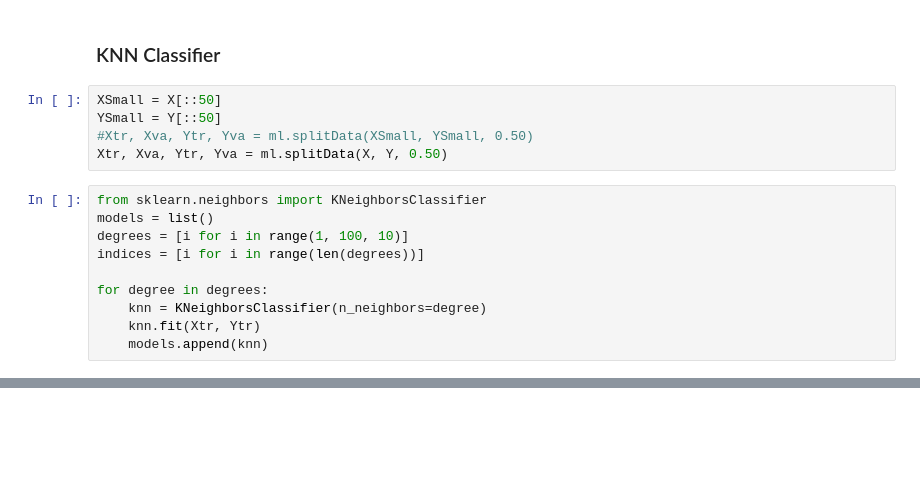
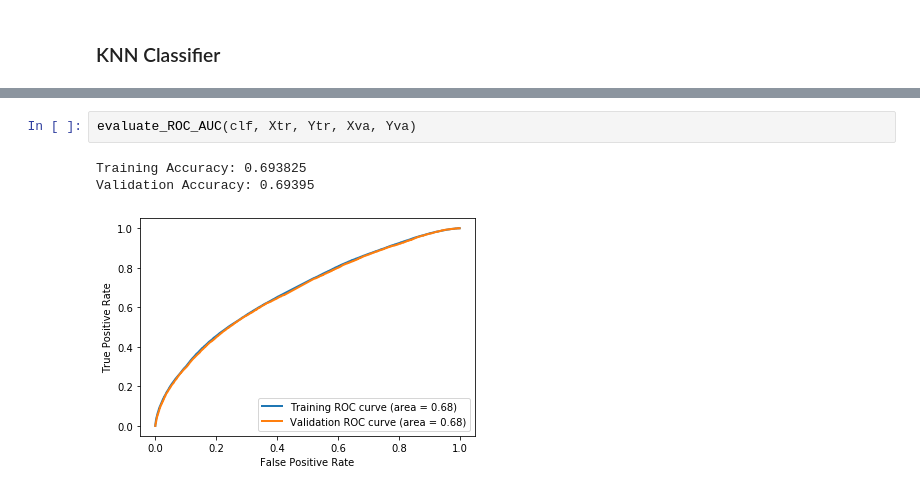
Before and after one commit to blobsey/CS178project, a Jupyter notebook: project.ipynb, the cells around one changed output, grey strips where cells are left out. Drawn from its saved outputs; the diff is of its cells as text; blank space fills up the shorter version.

```diff
--- a/project.ipynb
+++ b/project.ipynb
@@ -122,17 +126,2 @@ Validation Accuracy: 0.71073
 # %% [markdown]
 ### KNN Classifier
-# %%
-XSmall = X[::50]
-YSmall = Y[::50]
-#Xtr, Xva, Ytr, Yva = ml.splitData(XSmall, YSmall, 0.50)
-Xtr, Xva, Ytr, Yva = ml.splitData(X, Y, 0.50)
-# %%
-from sklearn.neighbors import KNeighborsClassifier
-models = list()
-degrees = [i for i in range(1, 100, 10)]
-indices = [i for i in range(len(degrees))]
-
-for degree in degrees:
-    knn = KNeighborsClassifier(n_neighbors=degree)
-    knn.fit(Xtr, Ytr)
-    models.append(knn)
@@ -191,0 +170,6 @@ Validation Accuracy: 0.69736
+# %%
+evaluate_ROC_AUC(clf, Xtr, Ytr, Xva, Yva)
+# %% [output]
+Training Accuracy: 0.693825
+Validation Accuracy: 0.69395
+[figure, added]
```
Also changed, not shown: parts of 21 cells of this notebook, 1 other file.
